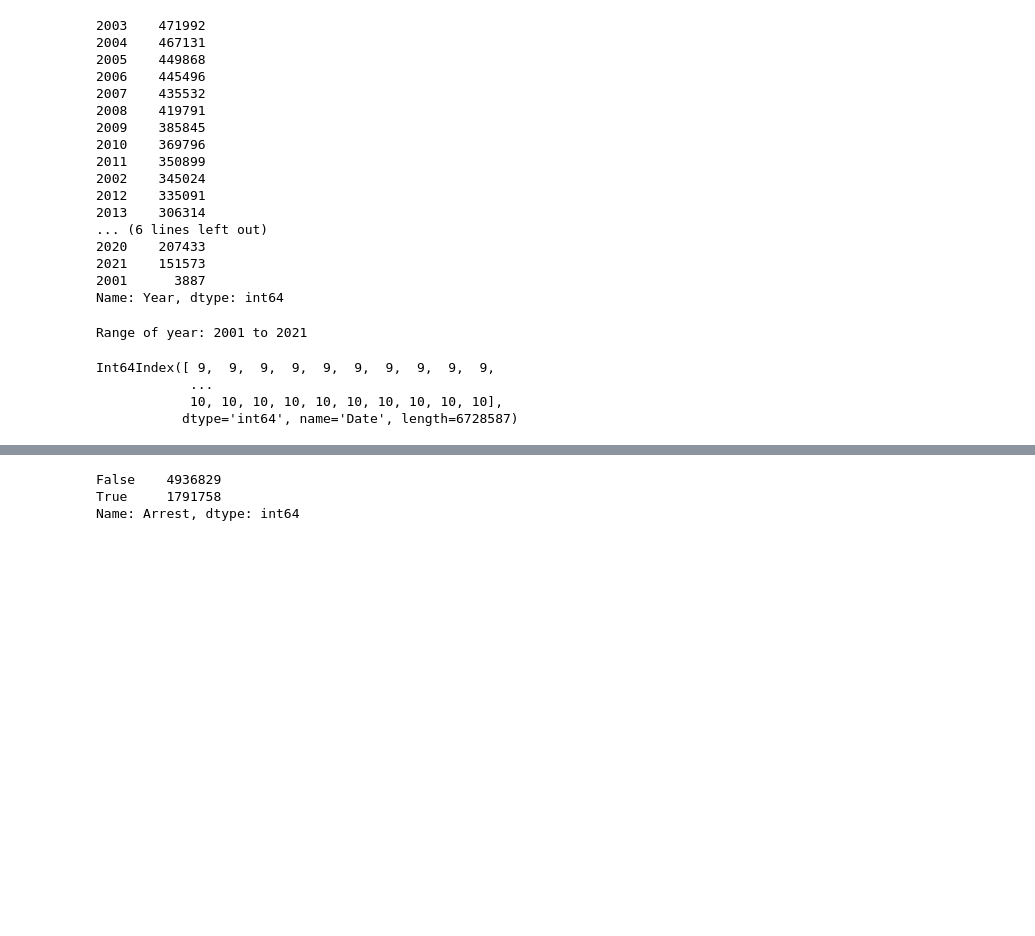
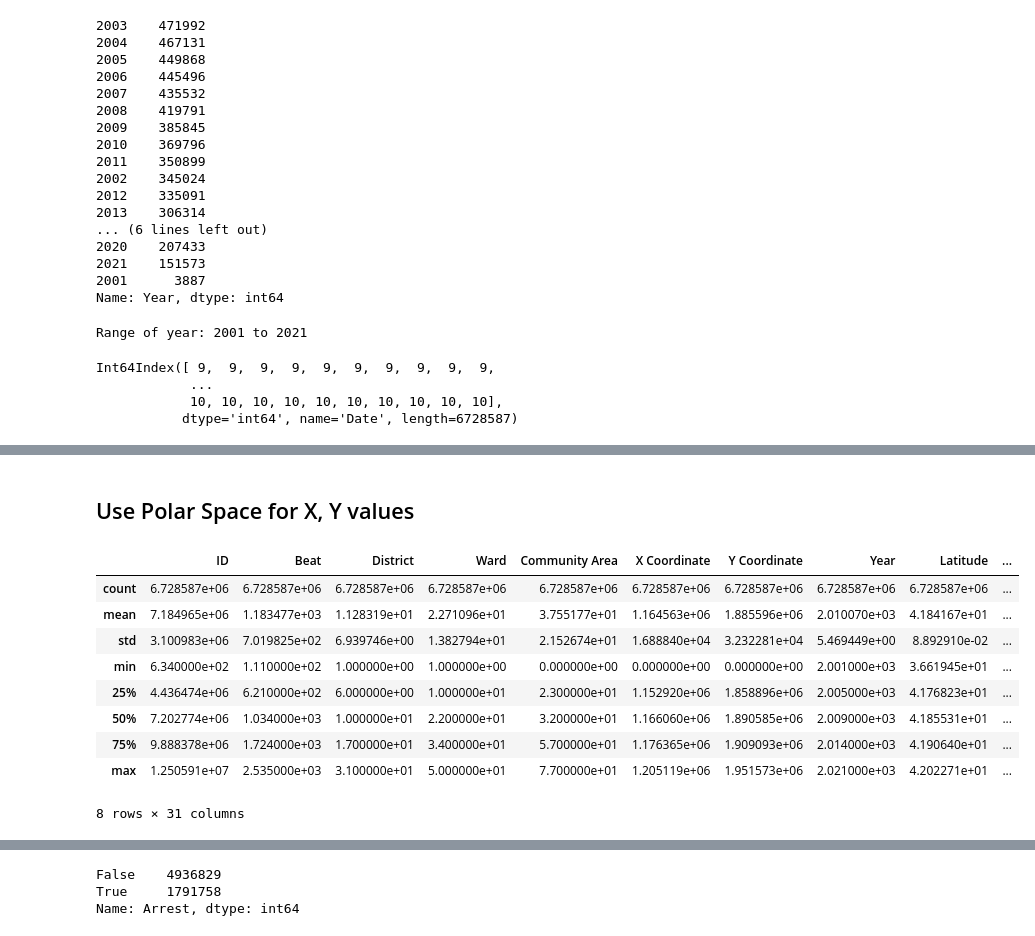
Before and after one commit to ajshedivy/CrimeAnalysisML, a Jupyter notebook: EDA/data_download.ipynb, the cells around one changed output, grey strips where cells are left out. Drawn from its saved outputs; the diff is of its cells as text; code cells hidden in the pictures; blank space fills up the shorter version.

```diff
--- a/EDA/data_download.ipynb
+++ b/EDA/data_download.ipynb
@@ -158,0 +226,4 @@ data.shape
+# %%
+days = {0:0 ,1:0 ,2:0 ,3:0 ,4:0, 5:1 ,6:1}
+data['Weekend'] = data['dayOfWeek'].replace(days).astype('uint8')
+data['Weekend'].value_counts()
@@ -158,0 +303,10 @@ data.shape
+# %%
+from sklearn.cluster import KMeans
+
+coords = data.loc[:, ['Longitude', 'Latitude']]
+kmeans = KMeans(n_clusters=40, random_state=1).fit(coords)
+#id_labels = kmeans.id_labels_
+# %%
+id_labels = kmeans.labels_
+data['Cluster'] = id_labels
+data['Cluster'].value_counts()
@@ -158,0 +331,32 @@ data.shape
+# %% [markdown]
+## Use Polar Space for X, Y values
+# %%
+import math
+cos_30 = math.cos(math.radians(30))
+sin_30 = math.sin(math.radians(30))
+cos_45 = math.cos(math.radians(45))
+sin_45 = math.sin(math.radians(45))
+cos_60 = math.cos(math.radians(60))
+sin_60 = math.sin(math.radians(60))
+
+data["Rot30_X"] = data['Latitude'] * cos_30 - data['Longitude'] * sin_30
+data["Rot30_Y"] = data['Latitude'] * sin_30 + data['Longitude'] * cos_30
+data["Rot45_X"] = data['Latitude'] * cos_45 - data['Longitude'] * sin_45
+data["Rot45_Y"] = data['Latitude'] * sin_45 + data['Longitude'] * cos_45
+data["Rot60_X"] = data['Latitude'] * cos_60 - data['Longitude'] * sin_60
+data["Rot60_Y"] = data['Latitude'] * sin_60 + data['Longitude'] * cos_60
+data["Radius"] = np.sqrt(data['Latitude'] ** 2 + data['Longitude'] ** 2)
+data["Angle"] = np.arctan2(data['Latitude'], data['Longitude'])
+# %%
+data.describe()
+# %% [output]
+|  | ID | Beat | District | Ward | Community Area | X Coordinate | Y Coordinate | Year | Latitude | ... |
+| count | 6.728587e+06 | 6.728587e+06 | 6.728587e+06 | 6.728587e+06 | 6.728587e+06 | 6.728587e+06 | 6.728587e+06 | 6.728587e+06 | 6.728587e+06 | ... |
+| mean | 7.184965e+06 | 1.183477e+03 | 1.128319e+01 | 2.271096e+01 | 3.755177e+01 | 1.164563e+06 | 1.885596e+06 | 2.010070e+03 | 4.184167e+01 | ... |
+| std | 3.100983e+06 | 7.019825e+02 | 6.939746e+00 | 1.382794e+01 | 2.152674e+01 | 1.688840e+04 | 3.232281e+04 | 5.469449e+00 | 8.892910e-02 | ... |
+| min | 6.340000e+02 | 1.110000e+02 | 1.000000e+00 | 1.000000e+00 | 0.000000e+00 | 0.000000e+00 | 0.000000e+00 | 2.001000e+03 | 3.661945e+01 | ... |
+| 25% | 4.436474e+06 | 6.210000e+02 | 6.000000e+00 | 1.000000e+01 | 2.300000e+01 | 1.152920e+06 | 1.858896e+06 | 2.005000e+03 | 4.176823e+01 | ... |
+| 50% | 7.202774e+06 | 1.034000e+03 | 1.000000e+01 | 2.200000e+01 | 3.200000e+01 | 1.166060e+06 | 1.890585e+06 | 2.009000e+03 | 4.185531e+01 | ... |
+| 75% | 9.888378e+06 | 1.724000e+03 | 1.700000e+01 | 3.400000e+01 | 5.700000e+01 | 1.176365e+06 | 1.909093e+06 | 2.014000e+03 | 4.190640e+01 | ... |
+| max | 1.250591e+07 | 2.535000e+03 | 3.100000e+01 | 5.000000e+01 | 7.700000e+01 | 1.205119e+06 | 1.951573e+06 | 2.021000e+03 | 4.202271e+01 | ... |
+8 rows × 31 columns
```
Also changed, not shown: parts of 59 cells of this notebook, 2 other files.
